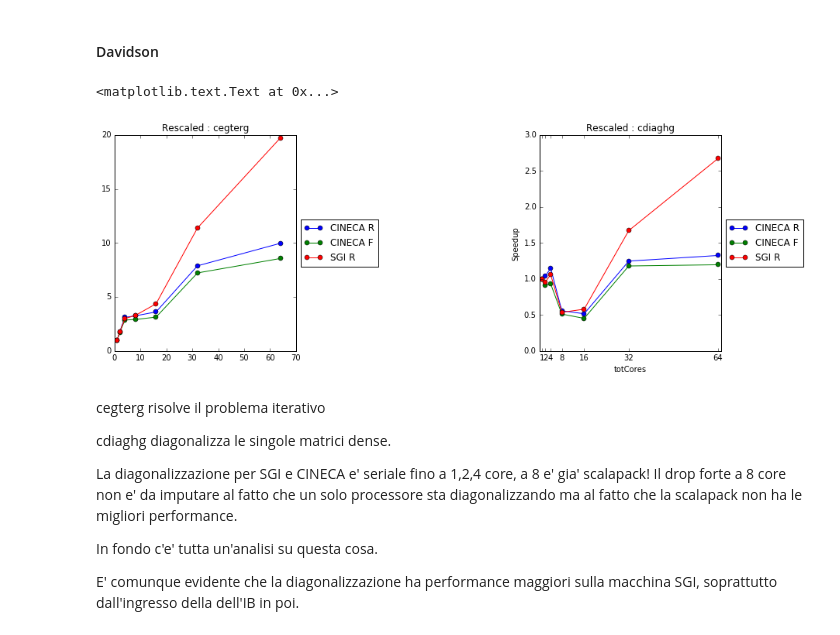
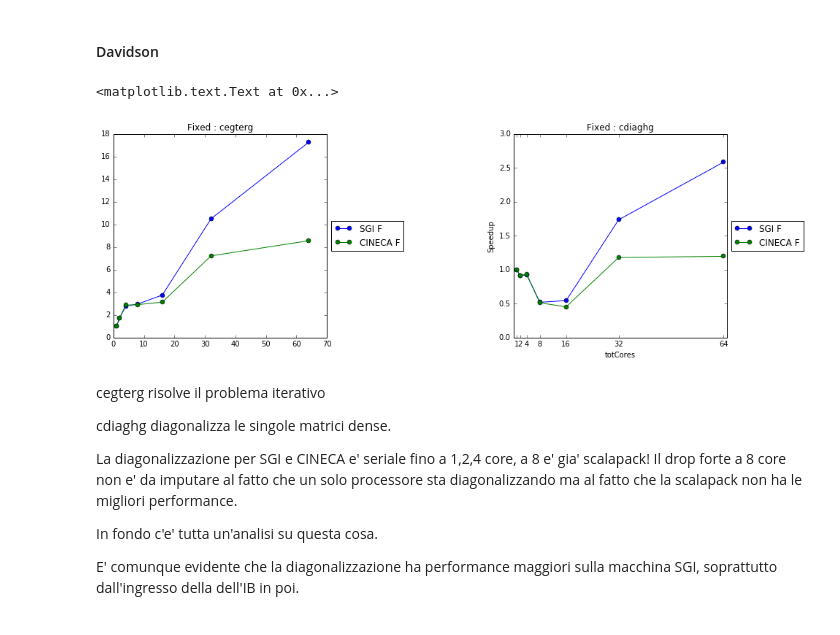
Before and after one commit to gioruffa/qetools, a Jupyter notebook: plotter.ipynb, the cells around one changed output. Drawn from its saved outputs; the diff is of its cells as text; code cells hidden in the pictures.

```diff
--- a/plotter.ipynb
+++ b/plotter.ipynb
@@ -312,6 +309,27 @@ cinCo3F.addRun(cinCo3F8)
 cinCo3F.addRun(cinCo3F16)
 cinCo3F.addRun(cinCo3F32)
 cinCo3F.addRun(cinCo3F64)
+# %%
+#
+# Tio SGI FIXED
+#
+prefix='/data/datiTesi/NUMA/TiOH2_bench/SGI_FIXED/'
+tioF1 = EspressoRun(prefix+'1rank/1perNuma/try0/titania2.csv')
+tioF2 = EspressoRun(prefix+'2rank/2perNuma/try0/titania2.csv')
+tioF4 = EspressoRun(prefix+'4rank/4perNuma/try0/titania2.csv')
+tioF8 = EspressoRun(prefix+'8rank/8perNuma/try0/titania2.csv')
+tioF16= EspressoRun(prefix+'16rank/16perNuma/try0/titania2.csv')
+tioF32= EspressoRun(prefix+'32rank/32perNuma/try0/titania2.csv')
+tioF64= EspressoRun(prefix+'64rank/64perNuma/try0/titania2.csv')
+
+tioSgiF = Experiment()
+tioSgiF.addRun(tioF1)
+tioSgiF.addRun(tioF2)
+tioSgiF.addRun(tioF4)
+tioSgiF.addRun(tioF8)
+tioSgiF.addRun(tioF16)
+tioSgiF.addRun(tioF32)
+tioSgiF.addRun(tioF64)
 # %%
 #NORMALIZZIAMO I NOMI
 
@@ -673,19 +695,21 @@ Infine si vede come il grosso del tempo sia speso a fare le fft invece che a spr
 # %%
 fig ,axes = plt.subplots(1,2)
 fig.set_size_inches(18,5)
-cinTioExpRescaled.plotFunction(functions=['cegterg'],speedup=True,figure=fig,axes=axes[0],labels=['CINECA R'])
+#tioSgiRescaled.plotFunction(functions=['cegterg'],speedup=True,figure=fig,axes=axes[0],labels=['SGI R'])
+tioSgiF.plotFunction(functions=['cegterg'],speedup=True,figure=fig,axes=axes[0],labels=['SGI F'])
+#cinTioExpRescaled.plotFunction(functions=['cegterg'],speedup=True,figure=fig,axes=axes[0],labels=['CINECA R'])
 cinTioExpF.plotFunction(functions=['cegterg'],speedup=True,figure=fig,axes=axes[0],labels=['CINECA F'])
-tioSgiRescaled.plotFunction(functions=['cegterg'],speedup=True,figure=fig,axes=axes[0],labels=['SGI R'])
-axes[0].set_title("Rescaled : cegterg")
+axes[0].set_title("Fixed : cegterg")
 
+#tioSgiRescaled.plotFunction(functions=['cdiaghg'],speedup=True,figure=fig,axes=axes[1],labels=['SGI R'])
+tioSgiF.plotFunction(functions=['cdiaghg'],speedup=True,figure=fig,axes=axes[1],labels=['SGI F'])
+#cinTioExpRescaled.plotFunction(functions=['cdiaghg'],speedup=True,figure=fig,axes=axes[1],labels=['CINECA R'])
+cinTioExpF.plotFunction(functions=['cdiaghg'],speedup=True,figure=fig,axes=axes[1],labels=['CINECA F'])
 
-cinTioExpRescaled.plotFunction(functions=['cdiaghg'],speedup=True,figure=fig,axes=axes[1],labels=['CINECA R'])
-cinTioExpF.plotFunction(functions=['cdiaghg'],speedup=True,figure=fig,axes=axes[1],labels=['CINECA F'])
-tioSgiRescaled.plotFunction(functions=['cdiaghg'],speedup=True,figure=fig,axes=axes[1],labels=['SGI R'])
-axes[1].set_title("Rescaled : cdiaghg")
+axes[1].set_title("Fixed : cdiaghg")
 # %% [output]
 <matplotlib.text.Text at 0x...>
-[figure, old version]
+[figure, new version]
 # %% [markdown]
 cegterg risolve il problema iterativo
 
```
Also changed, not shown: parts of 6 cells of this notebook.
